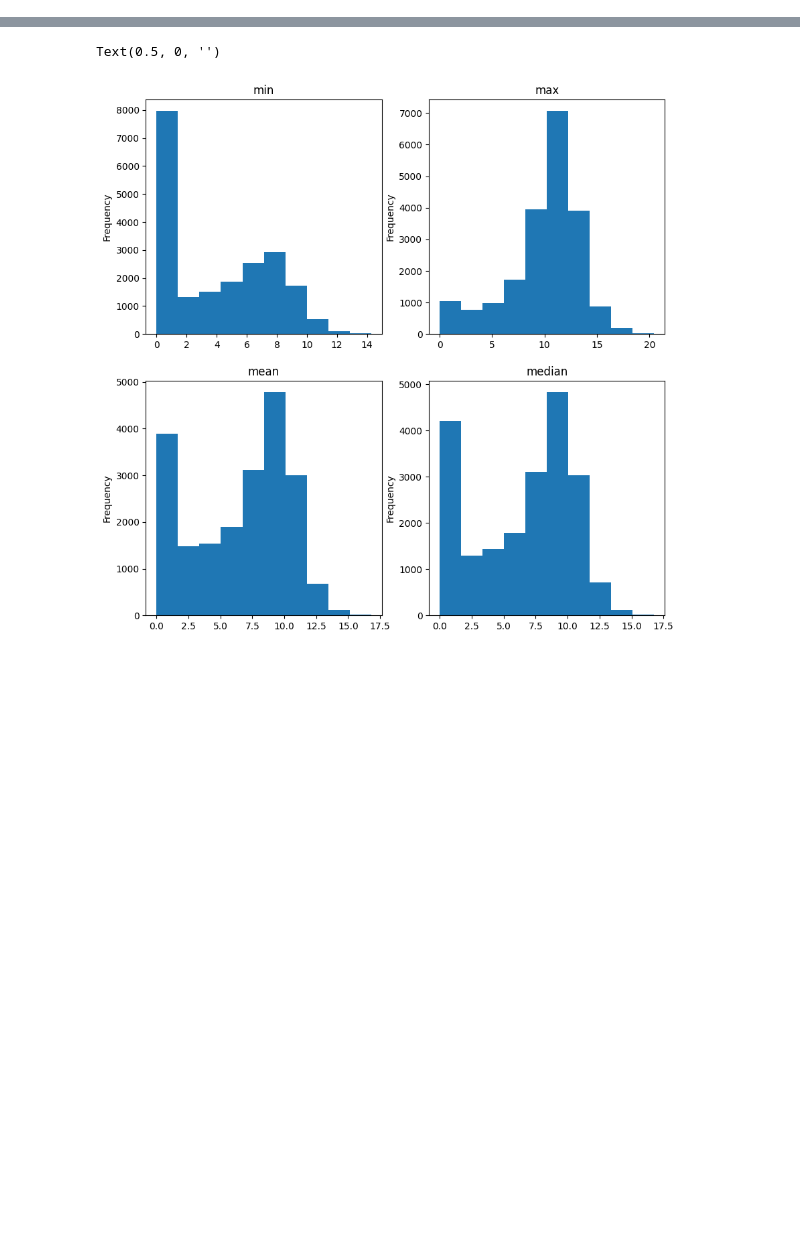
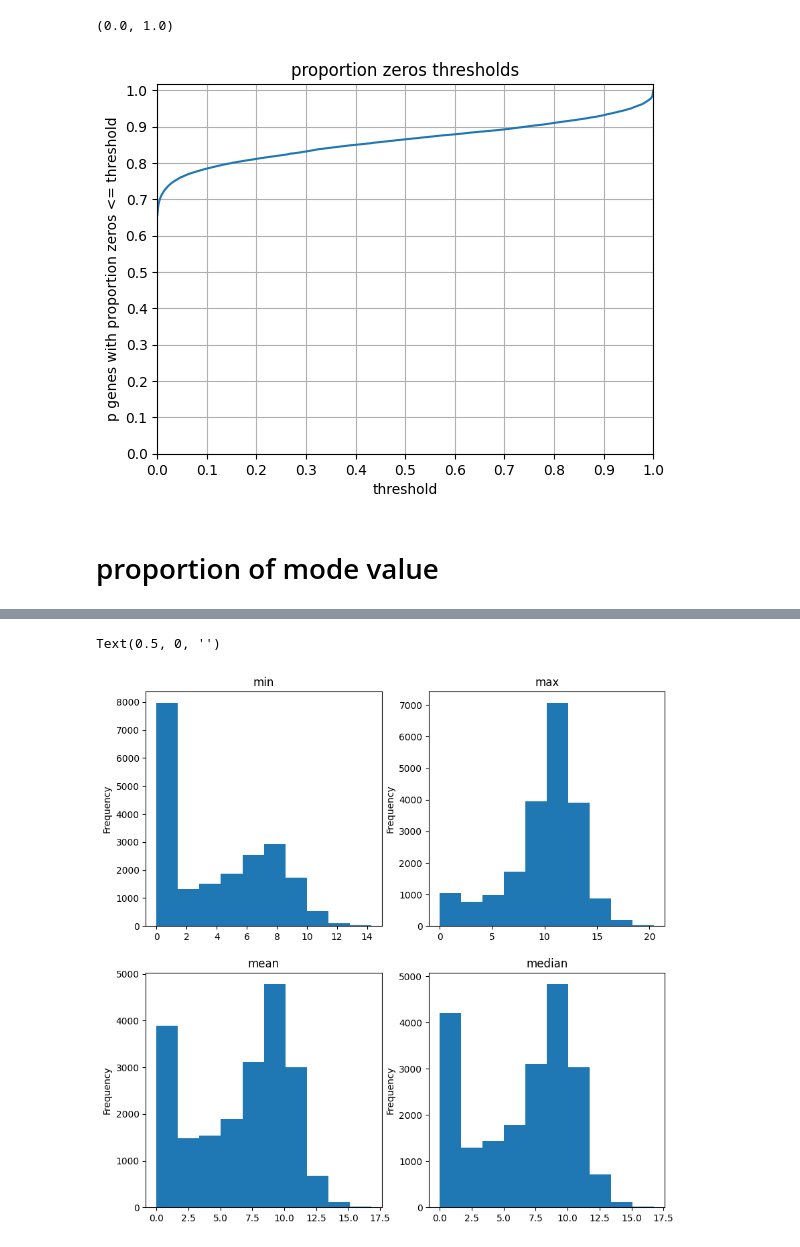
Before and after one commit to dkidney/analyses, a Jupyter notebook: 20251103_tcga_luad_survival_analysis/03_3_eda_expression.ipynb, the cells around one changed output, grey strips where cells are left out. Saved outputs shown, nothing was run; the diff lists cells and outputs as text; code cells hidden in the pictures; blank space fills up the shorter version.

```diff
--- a/20251103_tcga_luad_survival_analysis/03_3_eda_expression.ipynb
+++ b/20251103_tcga_luad_survival_analysis/03_3_eda_expression.ipynb
@@ -32,0 +110,2 @@ Name: count, dtype: int64
+# %%
+p_zero = expression.apply(lambda x: (x == 0).mean())
@@ -32,0 +130,17 @@ Name: count, dtype: int64
+# %%
+ax = p_zero\
+    .value_counts()\
+    .sort_index(ascending=True)\
+    .cumsum()\
+    .div(len(variance))\
+    .plot(grid=True)
+ax.set_title('proportion zeros thresholds')
+ax.set_xlabel('threshold')
+ax.set_ylabel('p genes with proportion zeros <= threshold')
+ax.set_xticks(np.arange(0, variance.max(), .1))
+ax.set_xlim((0, 1))
+ax.set_yticks(np.linspace(0, 1, 11))
+ax.set_xlim((0, 1))
+# %% [output]
+(0.0, 1.0)
+[figure, added]
@@ -32,0 +151,2 @@ Name: count, dtype: int64
+# %% [markdown]
+# proportion of mode value
```
Also changed, not shown: parts of 46 cells of this notebook, 14 other files.
